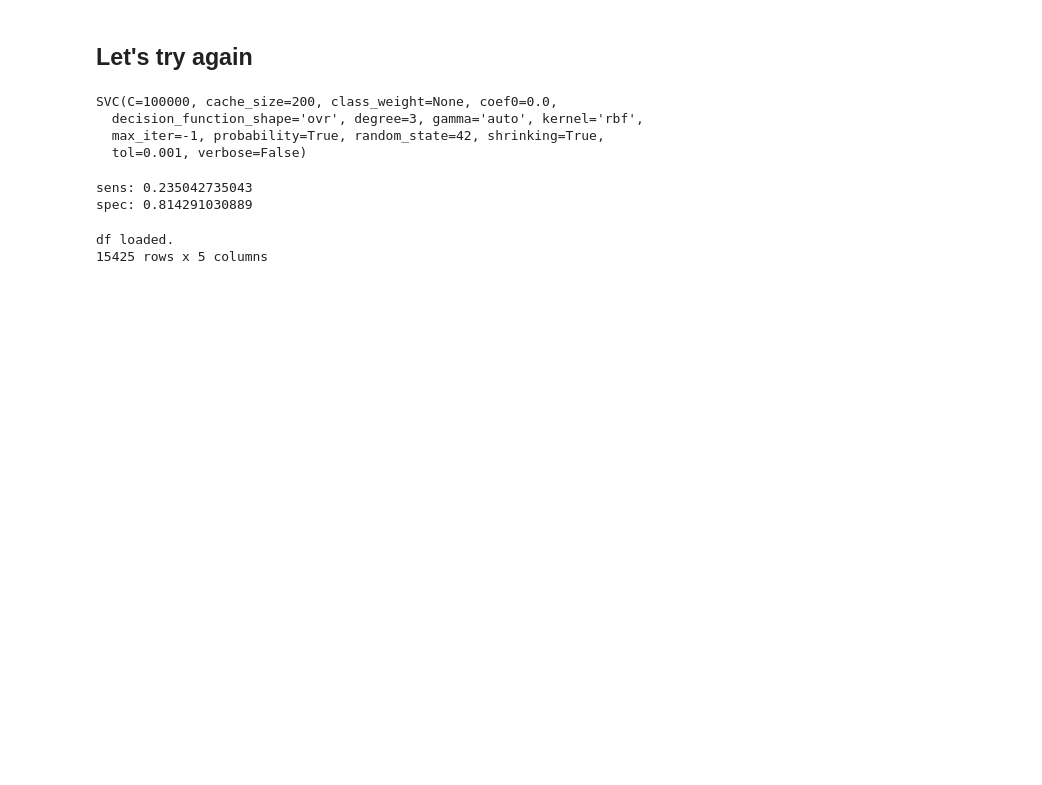
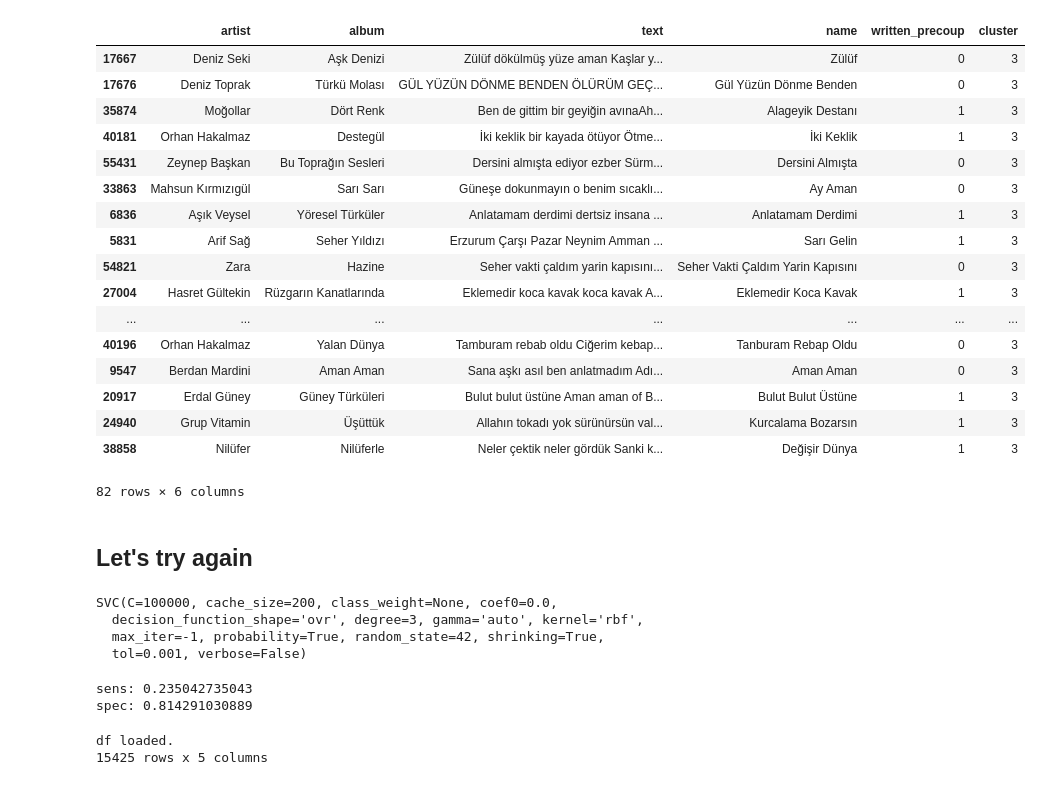
Before and after one commit to jonwithers/turkish-song-nlp, a Jupyter notebook: notebooks/Untitled.ipynb, the cells around one changed output. Drawn from its saved outputs; the diff is of its cells as text; code cells hidden in the pictures; blank space fills up the shorter version.

```diff
--- a/notebooks/Untitled.ipynb
+++ b/notebooks/Untitled.ipynb
@@ -113,3 +105,26 @@ lr.score(X_train, y_train)
+# %%
+train['cluster'] = fcluster(linkage_matrix, 35, criterion='distance')
+# %%
+train[train['cluster'] == 3]
+# %% [output]
+|  | artist | album | text | name | written_precoup | cluster |
+| 17667 | Deniz Seki | Aşk Denizi | Zülüf dökülmüş yüze aman Kaşlar y... | Zülüf | 0 | 3 |
+| 17676 | Deniz Toprak | Türkü Molası | GÜL YÜZÜN DÖNME BENDEN ÖLÜRÜM GEÇ... | Gül Yüzün Dönme Benden | 0 | 3 |
+| 35874 | Moğollar | Dört Renk | Ben de gittim bir geyiğin avınaAh... | Alageyik Destanı | 1 | 3 |
+| 40181 | Orhan Hakalmaz | Destegül | İki keklik bir kayada ötüyor Ötme... | İki Keklik | 1 | 3 |
+| 55431 | Zeynep Başkan | Bu Toprağın Sesleri | Dersini almışta ediyor ezber Sürm... | Dersini Almışta | 0 | 3 |
+| 33863 | Mahsun Kırmızıgül | Sarı Sarı | Güneşe dokunmayın o benim sıcaklı... | Ay Aman | 0 | 3 |
+| 6836 | Aşık Veysel | Yöresel Türküler | Anlatamam derdimi dertsiz insana ... | Anlatamam Derdimi | 1 | 3 |
+| 5831 | Arif Sağ | Seher Yıldızı | Erzurum Çarşı Pazar Neynim Amman ... | Sarı Gelin | 1 | 3 |
+| 54821 | Zara | Hazine | Seher vakti çaldım yarin kapısını... | Seher Vakti Çaldım Yarin Kapısını | 0 | 3 |
+| 27004 | Hasret Gültekin | Rüzgarın Kanatlarında | Eklemedir koca kavak koca kavak A... | Eklemedir Koca Kavak | 1 | 3 |
+| ... | ... | ... | ... | ... | ... | ... |
+| 40196 | Orhan Hakalmaz | Yalan Dünya | Tamburam rebab oldu Ciğerim kebap... | Tanburam Rebap Oldu | 0 | 3 |
+| 9547 | Berdan Mardini | Aman Aman | Sana aşkı asıl ben anlatmadım Adı... | Aman Aman | 0 | 3 |
+| 20917 | Erdal Güney | Güney Türküleri | Bulut bulut üstüne Aman aman of B... | Bulut Bulut Üstüne | 1 | 3 |
+| 24940 | Grup Vitamin | Üşüttük | Allahın tokadı yok sürünürsün val... | Kurcalama Bozarsın | 1 | 3 |
+| 38858 | Nilüfer | Nilüferle | Neler çektik neler gördük Sanki k... | Değişir Dünya | 1 | 3 |
+82 rows × 6 columns
 # %% [markdown]
 ## Let's try again
 # %%
```
Also changed, not shown: parts of 32 cells of this notebook, 9 other files.
